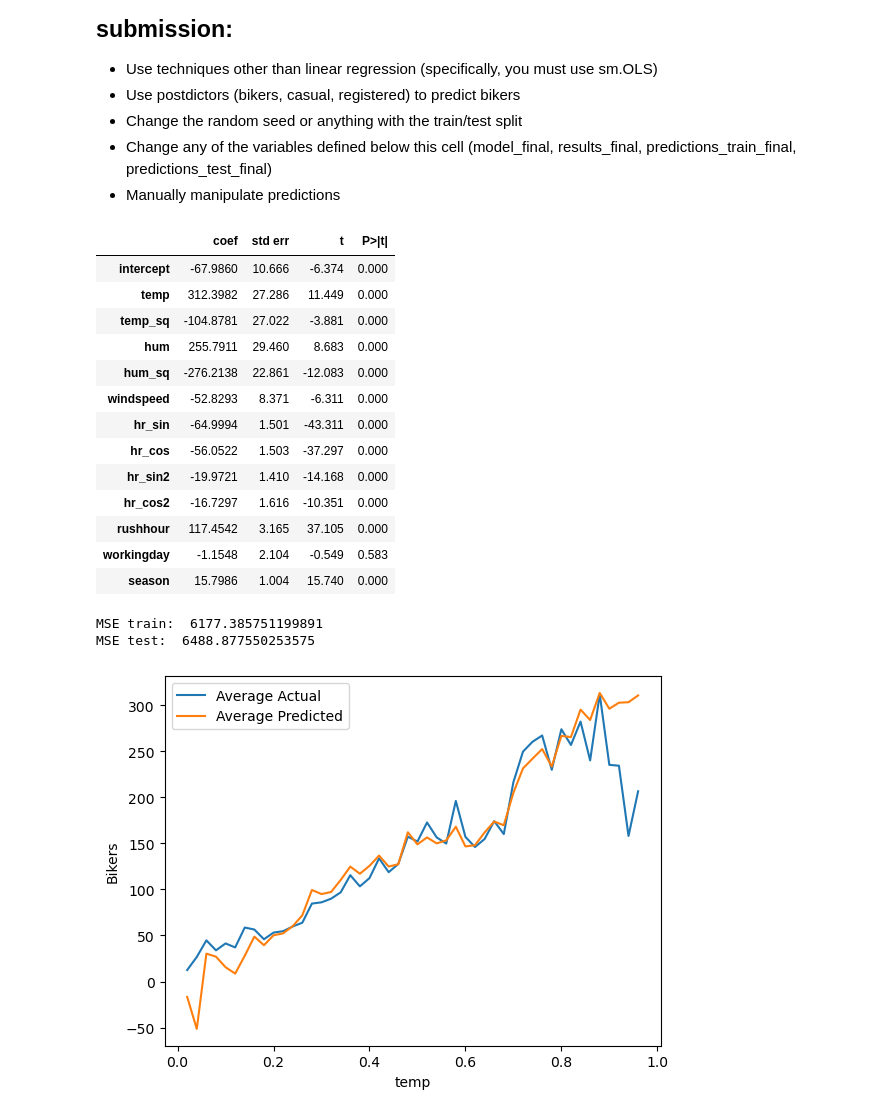
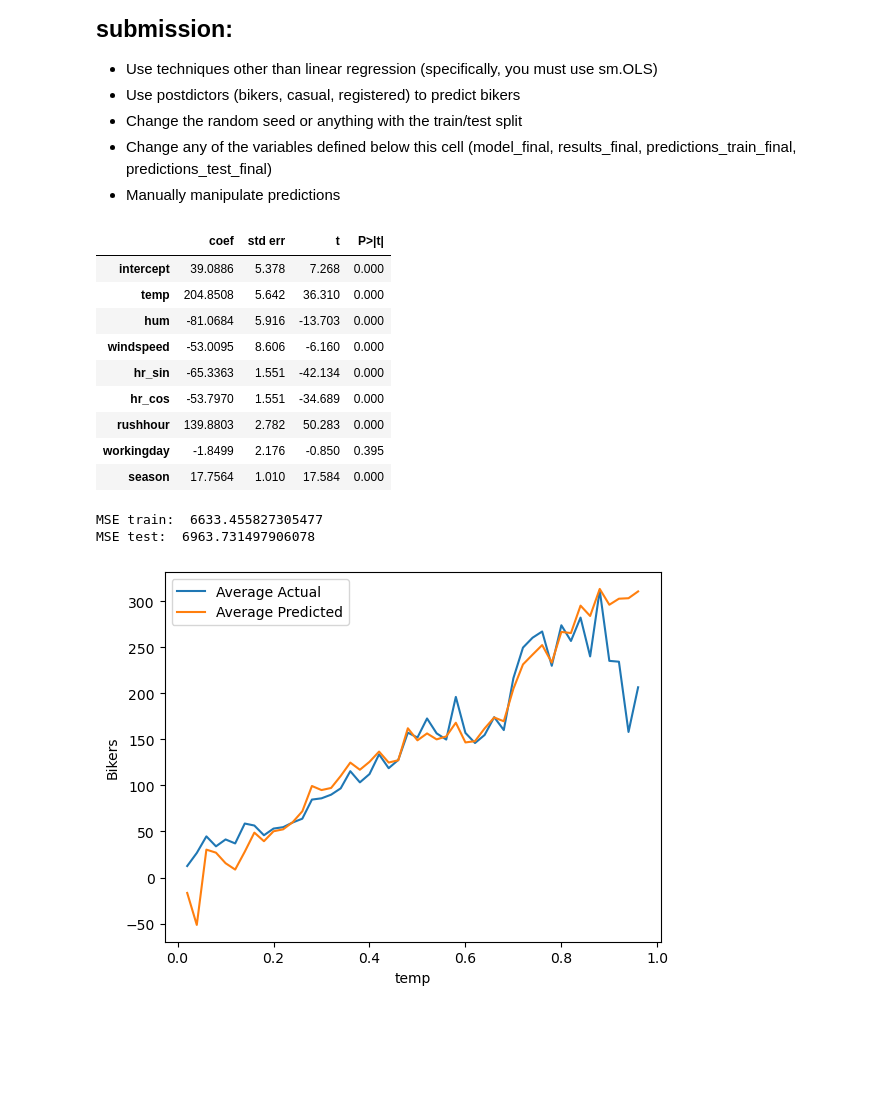
Before and after one commit to sagnihotram1/CSE2600, a Jupyter notebook: mod05_nonlinear.ipynb, the cells around one changed output. Drawn from its saved outputs; the diff is of its cells as text; code cells hidden in the pictures; blank space fills up the shorter version.

```diff
--- a/mod05_nonlinear.ipynb
+++ b/mod05_nonlinear.ipynb
@@ -305,58 +305,46 @@ plot_avg_actual_vs_predicted_by_feature(X=X_train,
 - Manually manipulate predictions
 # %%
 # Data pre-processing (on Train, Test, X_train, and X_test)
-# Second harmonic for hr
-Train['hr_sin2'] = round(np.sin(2*2*np.pi/24*Train['hr'].astype('int')),2)
-Test['hr_sin2'] = round(np.sin(2*2*np.pi/24*Test['hr'].astype('int')),2)
-X_train['hr_sin2'] = round(np.sin(2*2*np.pi/24*X_train['hr'].astype('int')),2)
-X_test['hr_sin2'] = round(np.sin(2*2*np.pi/24*X_test['hr'].astype('int')),2)
+Train['hr_sin'] = round(np.sin(2*np.pi/24*Train['hr'].astype('int')),2)
+Test['hr_sin'] = round(np.sin(2*np.pi/24*Test['hr'].astype('int')),2)
+X_train['hr_sin'] = round(np.sin(2*np.pi/24*X_train['hr'].astype('int')),2)
+X_test['hr_sin'] = round(np.sin(2*np.pi/24*X_test['hr'].astype('int')),2)
 
-Train['hr_cos2'] = round(np.cos(2*2*np.pi/24*Train['hr'].astype('int')),2)
-Test['hr_cos2'] = round(np.cos(2*2*np.pi/24*Test['hr'].astype('int')),2)
-X_train['hr_cos2'] = round(np.cos(2*2*np.pi/24*X_train['hr'].astype('int')),2)
-X_test['hr_cos2'] = round(np.cos(2*2*np.pi/24*X_test['hr'].astype('int')),2)
+Train['hr_cos'] = round(np.cos(2*np.pi/24*Train['hr'].astype('int')),2)
+Test['hr_cos'] = round(np.cos(2*np.pi/24*Test['hr'].astype('int')),2)
+X_train['hr_cos'] = round(np.cos(2*np.pi/24*X_train['hr'].astype('int')),2)
+X_test['hr_cos'] = round(np.cos(2*np.pi/24*X_test['hr'].astype('int')),2)
 
-# Quadratic terms
-Train['temp_sq'] = Train['temp']**2
-Test['temp_sq'] = Test['temp']**2
-X_train['temp_sq'] = X_train['temp']**2
-X_test['temp_sq'] = X_test['temp']**2
-
-Train['hum_sq'] = Train['hum']**2
-Test['hum_sq'] = Test['hum']**2
-X_train['hum_sq'] = X_train['hum']**2
-X_test['hum_sq'] = X_test['hum']**2
+Train["rushhour"] = np.where(Train["hr"].astype('int').isin([7, 8, 17, 18]), 1, 0)
+Test["rushhour"] = np.where(Test["hr"].astype('int').isin([7, 8, 17, 18]), 1, 0)
+X_train["rushhour"] = np.where(X_train["hr"].astype('int').isin([7, 8, 17, 18]), 1, 0)
+X_test["rushhour"] = np.where(X_test["hr"].astype('int').isin([7, 8, 17, 18]), 1, 0)
 # %%
 # Build your linear regression model here.
 vars_to_include = [
     'intercept',
-    'temp', 'temp_sq',
-    'hum', 'hum_sq',
+    'temp',
+    'hum',
     'windspeed',
     'hr_sin', 'hr_cos',
-    'hr_sin2', 'hr_cos2',
     'rushhour', 'workingday',
     'season',
 ]
 
 model_final = sm.OLS(y_train, X_train[vars_to_include].astype(float))
 results_final = model_final.fit()
 summarize(results_final)
 # %% [output]
 |  | coef | std err | t | P>|t| |
-| intercept | -67.9860 | 10.666 | -6.374 | 0.000 |
-| temp | 312.3982 | 27.286 | 11.449 | 0.000 |
-| temp_sq | -104.8781 | 27.022 | -3.881 | 0.000 |
-| hum | 255.7911 | 29.460 | 8.683 | 0.000 |
-| hum_sq | -276.2138 | 22.861 | -12.083 | 0.000 |
-| windspeed | -52.8293 | 8.371 | -6.311 | 0.000 |
-| hr_sin | -64.9994 | 1.501 | -43.311 | 0.000 |
-| hr_cos | -56.0522 | 1.503 | -37.297 | 0.000 |
-| hr_sin2 | -19.9721 | 1.410 | -14.168 | 0.000 |
-| hr_cos2 | -16.7297 | 1.616 | -10.351 | 0.000 |
-| rushhour | 117.4542 | 3.165 | 37.105 | 0.000 |
-| workingday | -1.1548 | 2.104 | -0.549 | 0.583 |
-| season | 15.7986 | 1.004 | 15.740 | 0.000 |
+| intercept | 39.0886 | 5.378 | 7.268 | 0.000 |
+| temp | 204.8508 | 5.642 | 36.310 | 0.000 |
+| hum | -81.0684 | 5.916 | -13.703 | 0.000 |
+| windspeed | -53.0095 | 8.606 | -6.160 | 0.000 |
+| hr_sin | -65.3363 | 1.551 | -42.134 | 0.000 |
+| hr_cos | -53.7970 | 1.551 | -34.689 | 0.000 |
+| rushhour | 139.8803 | 2.782 | 50.283 | 0.000 |
+| workingday | -1.8499 | 2.176 | -0.850 | 0.395 |
+| season | 17.7564 | 1.010 | 17.584 | 0.000 |
 # %%
 predictions_train_final = predict(X_train[vars_to_include], results_final)
 print('MSE train: ', mse(y_train, predictions_train_final))
@@ -364,8 +352,8 @@ print('MSE train: ', mse(y_train, predictions_train_final))
 predictions_test_final = predict(X_test[vars_to_include], results_final)
 print('MSE test: ', mse(y_test, predictions_test_final))
 # %% [output]
-MSE train:  6177.385751199891
-MSE test:  6488.877550253575
+MSE train:  6633.455827305477
+MSE test:  6963.731497906078
 # %%
 plot_avg_actual_vs_predicted_by_feature(X=X_train,
                                         y=y_train,
```
